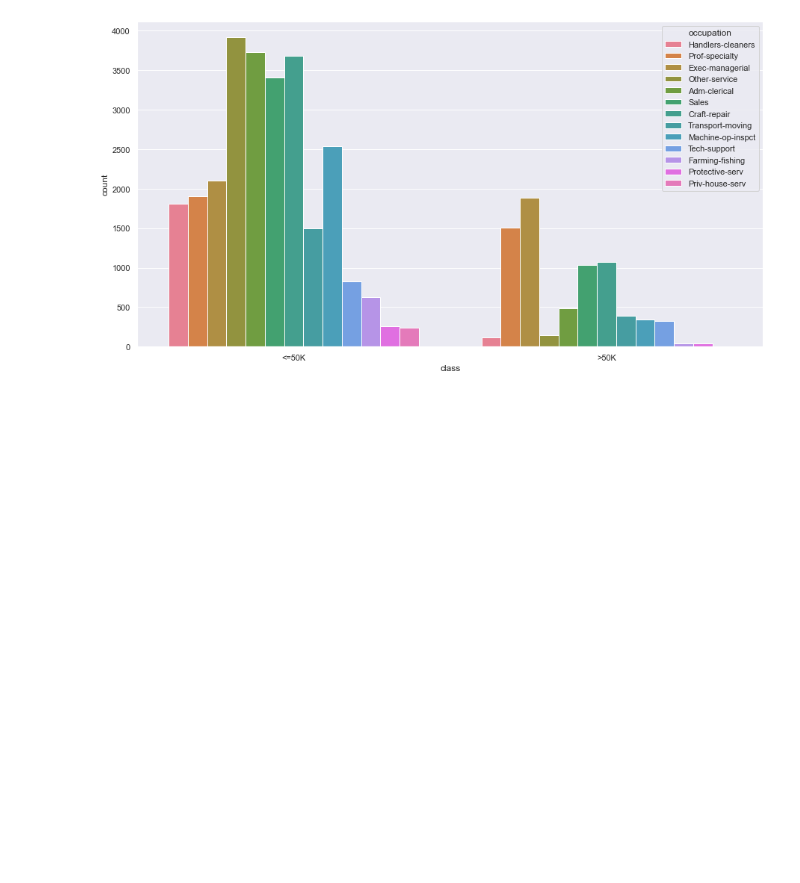
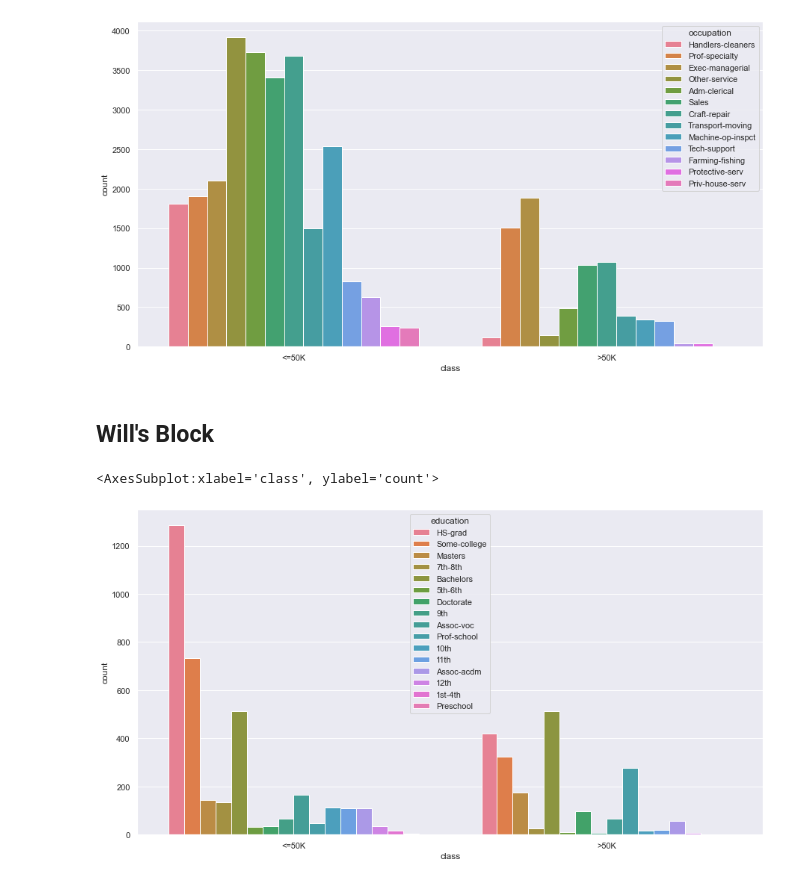
Before and after one commit to plasticfruittree/SciComp_Project, a Jupyter notebook: Main.ipynb, the cells around one changed output. Drawn from its saved outputs; the diff is of its cells as text; code cells hidden in the pictures; blank space fills up the shorter version.

Commit message:
Data Cleaning and Preparation Phase

```diff
--- a/Main.ipynb
+++ b/Main.ipynb
@@ -143,6 +143,18 @@ sns.countplot(x="class", data = private_workclass, hue = "occupation", palette=
 # %% [output]
 <AxesSubplot:xlabel='class', ylabel='count'>
 [figure]
+# %% [markdown]
+## Will's Block
+# %%
+selfemployed_inc = df2[df['workclass'] == 'Self-emp-inc']
+selfemployed_notinc = df2[df['workclass'] == 'Self-emp-not-inc']
+selfemployed_total = selfemployed_inc.append(selfemployed_notinc)
+
+sns.countplot(x = "class", data = selfemployed_total, hue = "education", palette = 'husl')
+#combining all selfemployed and visualizing their education
+# %% [output]
+<AxesSubplot:xlabel='class', ylabel='count'>
+[figure, added]
 # %% [markdown]
 ## Data Cleaning and Combining
 
```
Also changed, not shown: parts of 1 cell of this notebook.
